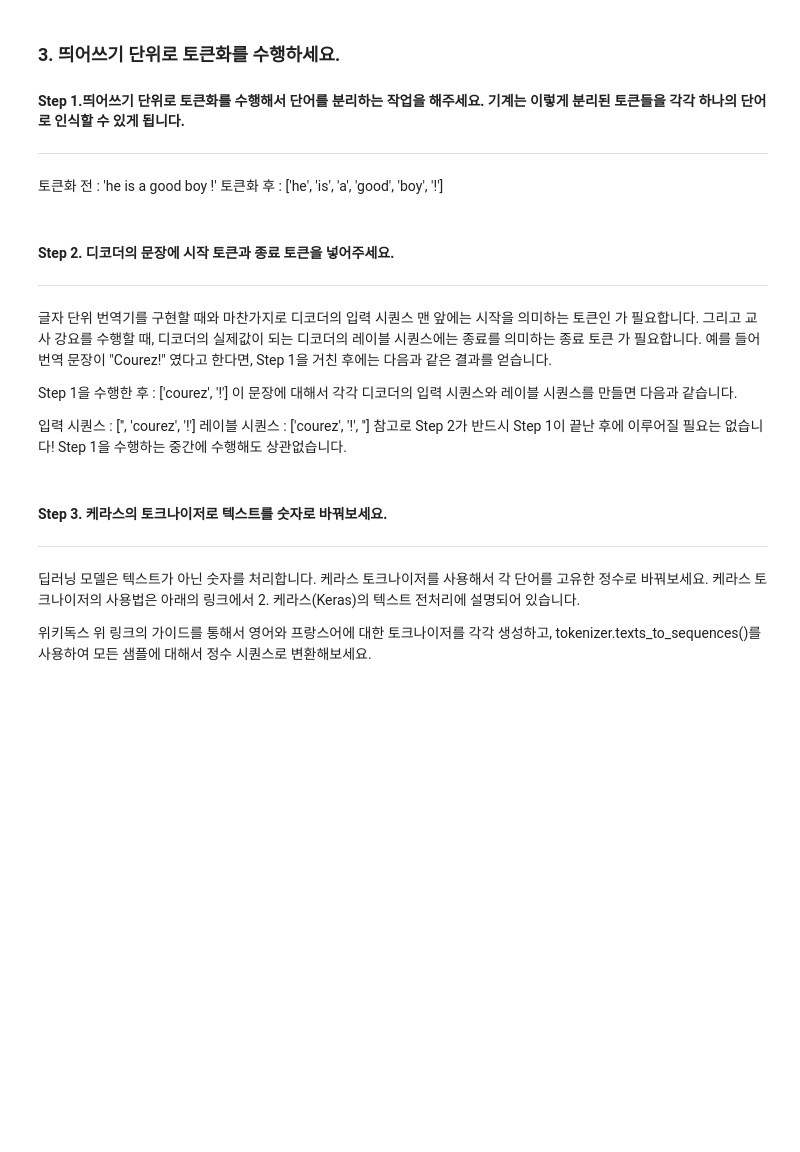
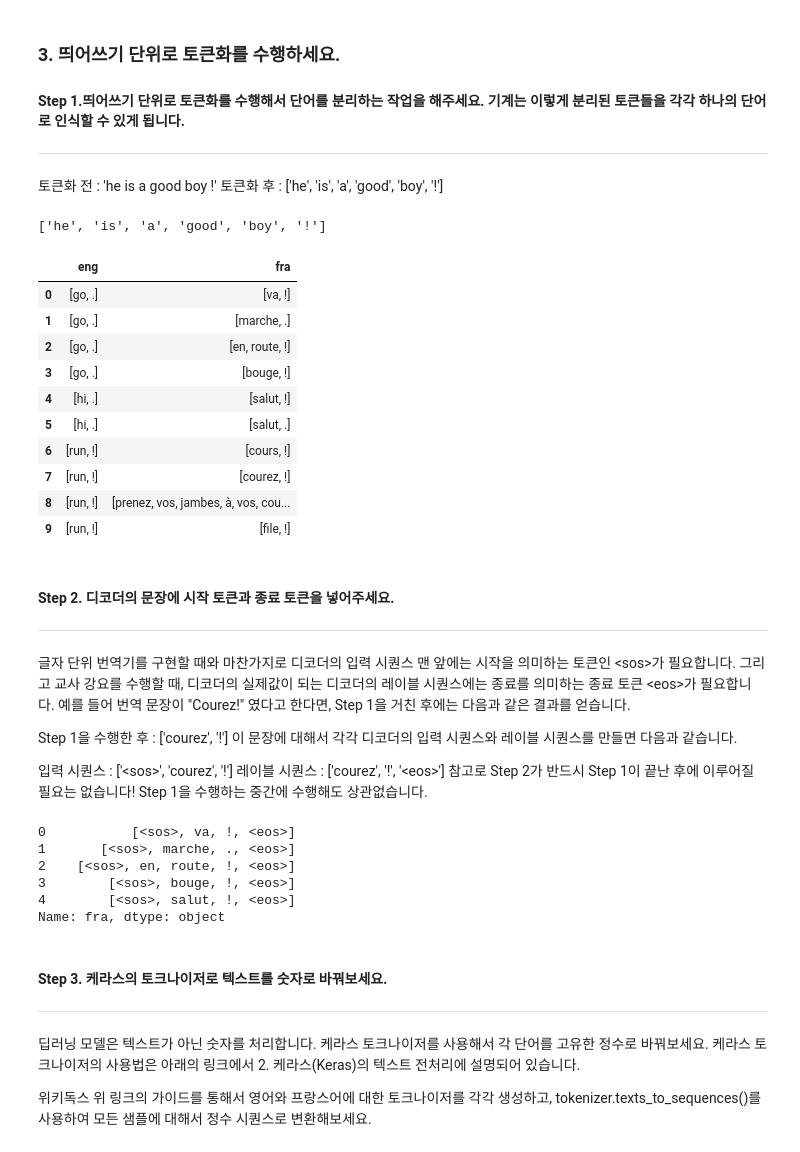
Before and after one commit to feelinppl/Aiffel_RS, a Jupyter notebook: 230113_AIFFEL_EXPL_Porject10_RNN_wordLevelTranslator.ipynb, the cells around one changed output. Cells and saved outputs as stored; diff of their text form; code cells hidden in the pictures; blank space fills up the shorter version.

```diff
--- a/230113_AIFFEL_EXPL_Porject10_RNN_wordLevelTranslator.ipynb
+++ b/230113_AIFFEL_EXPL_Porject10_RNN_wordLevelTranslator.ipynb
@@ -47,7 +62,7 @@ def apply_regex(string_var):
     temp = re.sub(r'([!\"#$%&\'()*+,-./:;<=>?@[\]^_`{|}~]?)([!\"#$%&\'()*+,-./:;<=>?@[\]^_`{|}~])', r'\1 \2', temp)
     temp = re.sub(r'\s+', r' ', temp)
     return temp
-sentence = apply_regex("he is a Good boy!").lower()
+sentence = apply_regex("He is a Good boy!").lower()
 sentence
 # %% [output]
 'he is a good boy !'
@@ -60,17 +75,38 @@ sentence
 토큰화 후 : ['he', 'is', 'a', 'good', 'boy', '!']
 # %%
 token = sentence.split(' ')
+token
+# %% [output]
+['he', 'is', 'a', 'good', 'boy', '!']
+# %%
+# 단어 정제 및 띄어쓰기 적용하기
+train_lines_new = train_data.copy()
+train_lines_new.eng = train_lines_new.eng.apply(lambda x : apply_regex(x).lower().split())
+train_lines_new.fra = train_lines_new.fra.apply(lambda x : apply_regex(x).lower().split())
+train_lines_new.head(10)
+# %% [output]
+|  | eng | fra |
+| 0 | [go, .] | [va, !] |
+| 1 | [go, .] | [marche, .] |
+| 2 | [go, .] | [en, route, !] |
+| 3 | [go, .] | [bouge, !] |
+| 4 | [hi, .] | [salut, !] |
+| 5 | [hi, .] | [salut, .] |
+| 6 | [run, !] | [cours, !] |
+| 7 | [run, !] | [courez, !] |
+| 8 | [run, !] | [prenez, vos, jambes, à, vos, cou... |
+| 9 | [run, !] | [file, !] |
 # %% [markdown]
 #### Step 2. 디코더의 문장에 시작 토큰과 종료 토큰을 넣어주세요.
 ---
 
-글자 단위 번역기를 구현할 때와 마찬가지로 디코더의 입력 시퀀스 맨 앞에는 시작을 의미하는 토큰인 <sos>가 필요합니다. 그리고 교사 강요를 수행할 때, 디코더의 실제값이 되는 디코더의 레이블 시퀀스에는 종료를 의미하는 종료 토큰 <eos>가 필요합니다.
+글자 단위 번역기를 구현할 때와 마찬가지로 디코더의 입력 시퀀스 맨 앞에는 시작을 의미하는 토큰인 \<sos\>가 필요합니다. 그리고 교사 강요를 수행할 때, 디코더의 실제값이 되는 디코더의 레이블 시퀀스에는 종료를 의미하는 종료 토큰 \<eos\>가 필요합니다.
 예를 들어 번역 문장이 "Courez!" 였다고 한다면, Step 1을 거친 후에는 다음과 같은 결과를 얻습니다.
 
 Step 1을 수행한 후 : ['courez', '!']
 이 문장에 대해서 각각 디코더의 입력 시퀀스와 레이블 시퀀스를 만들면 다음과 같습니다.
 
-입력 시퀀스 : ['<sos>', 'courez', '!']
-레이블 시퀀스 : ['courez', '!', '<eos>']
+입력 시퀀스 : ['\<sos\>', 'courez', '!']
+레이블 시퀀스 : ['courez', '!', '\<eos\>']
 참고로 Step 2가 반드시 Step 1이 끝난 후에 이루어질 필요는 없습니다!
 Step 1을 수행하는 중간에 수행해도 상관없습니다.
@@ -77,3 +115,12 @@ Step 1을 수행하는 중간에 수행해도 상관없습니다.
+# %%
+train_lines_new.fra.head()
+# %% [output]
+0           [<sos>, va, !, <eos>]
+1       [<sos>, marche, ., <eos>]
+2    [<sos>, en, route, !, <eos>]
+3        [<sos>, bouge, !, <eos>]
+4        [<sos>, salut, !, <eos>]
+Name: fra, dtype: object
 # %% [markdown]
 #### Step 3. 케라스의 토크나이저로 텍스트를 숫자로 바꿔보세요.
 ---
```
Also changed, not shown: parts of 19 cells of this notebook, 1 other file.
